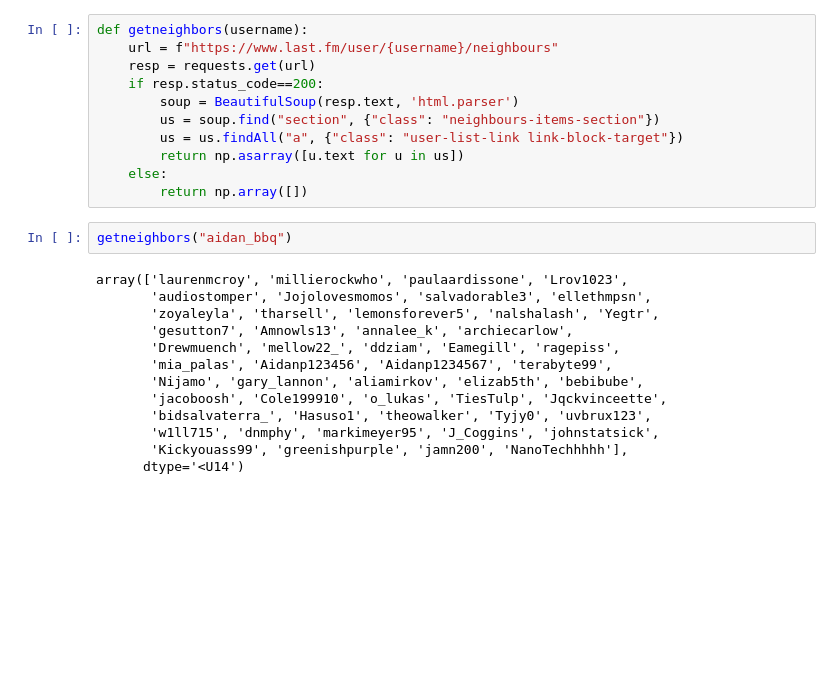
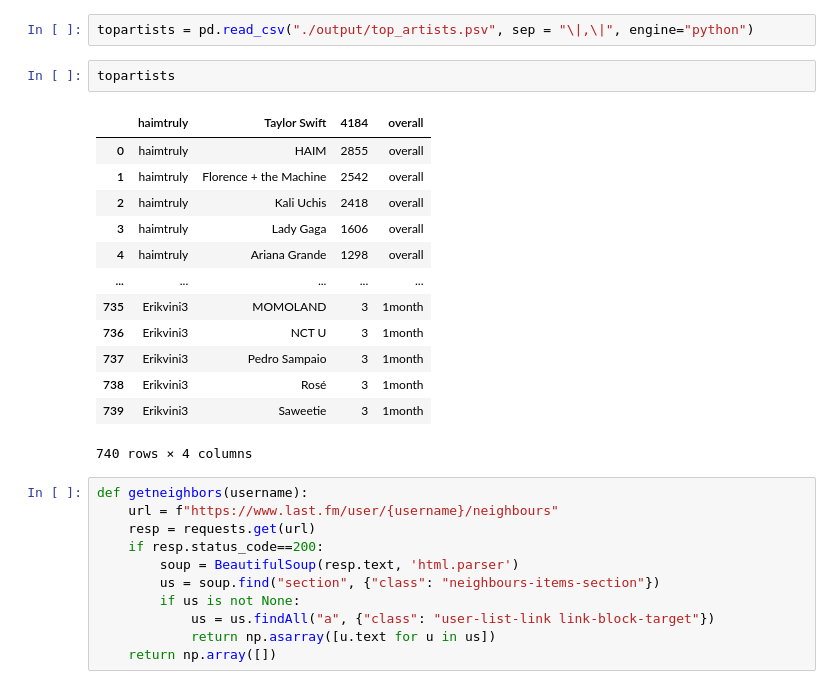
Before and after one commit to abarbieu/lastfm-artist-recommender, a Jupyter notebook: crawler.ipynb, the cells around one changed output. Drawn from its saved outputs; the diff is of its cells as text; blank space fills up the shorter version.

```diff
--- a/crawler.ipynb
+++ b/crawler.ipynb
@@ -6,3 +169,21 @@ from bs4 import BeautifulSoup
+# %%
+topartists = pd.read_csv("./output/top_artists.psv", sep = "\|,\|", engine="python")
+# %%
+topartists
+# %% [output]
+|  | haimtruly | Taylor Swift | 4184 | overall |
+| 0 | haimtruly | HAIM | 2855 | overall |
+| 1 | haimtruly | Florence + the Machine | 2542 | overall |
+| 2 | haimtruly | Kali Uchis | 2418 | overall |
+| 3 | haimtruly | Lady Gaga | 1606 | overall |
+| 4 | haimtruly | Ariana Grande | 1298 | overall |
+| ... | ... | ... | ... | ... |
+| 735 | Erikvini3 | MOMOLAND | 3 | 1month |
+| 736 | Erikvini3 | NCT U | 3 | 1month |
+| 737 | Erikvini3 | Pedro Sampaio | 3 | 1month |
+| 738 | Erikvini3 | Rosé | 3 | 1month |
+| 739 | Erikvini3 | Saweetie | 3 | 1month |
+740 rows × 4 columns
 # %%
 def getneighbors(username):
     url = f"https://www.last.fm/user/{username}/neighbours"
@@ -10,22 +191,7 @@ def getneighbors(username):
     if resp.status_code==200:
         soup = BeautifulSoup(resp.text, 'html.parser')
         us = soup.find("section", {"class": "neighbours-items-section"})
-        us = us.findAll("a", {"class": "user-list-link link-block-target"})
-        return np.asarray([u.text for u in us])
-    else:
-        return np.array([])
+        if us is not None:
+            us = us.findAll("a", {"class": "user-list-link link-block-target"})
+            return np.asarray([u.text for u in us])
+    return np.array([])
-# %%
-getneighbors("aidan_bbq")
-# %% [output]
-array(['laurenmcroy', 'millierockwho', 'paulaardissone', 'Lrov1023',
-       'audiostomper', 'Jojolovesmomos', 'salvadorable3', 'ellethmpsn',
-       'zoyaleyla', 'tharsell', 'lemonsforever5', 'nalshalash', 'Yegtr',
-       'gesutton7', 'Amnowls13', 'annalee_k', 'archiecarlow',
-       'Drewmuench', 'mellow22_', 'ddziam', 'Eamegill', 'ragepiss',
-       'mia_palas', 'Aidanp123456', 'Aidanp1234567', 'terabyte99',
-       'Nijamo', 'gary_lannon', 'aliamirkov', 'elizab5th', 'bebibube',
-       'jacoboosh', 'Cole199910', 'o_lukas', 'TiesTulp', 'Jqckvinceette',
-       'bidsalvaterra_', 'Hasuso1', 'theowalker', 'Tyjy0', 'uvbrux123',
-       'w1ll715', 'dnmphy', 'markimeyer95', 'J_Coggins', 'johnstatsick',
-       'Kickyouass99', 'greenishpurple', 'jamn200', 'NanoTechhhhh'],
-      dtype='<U14')
```
Also changed, not shown: parts of 40 cells of this notebook, 2 other files.
